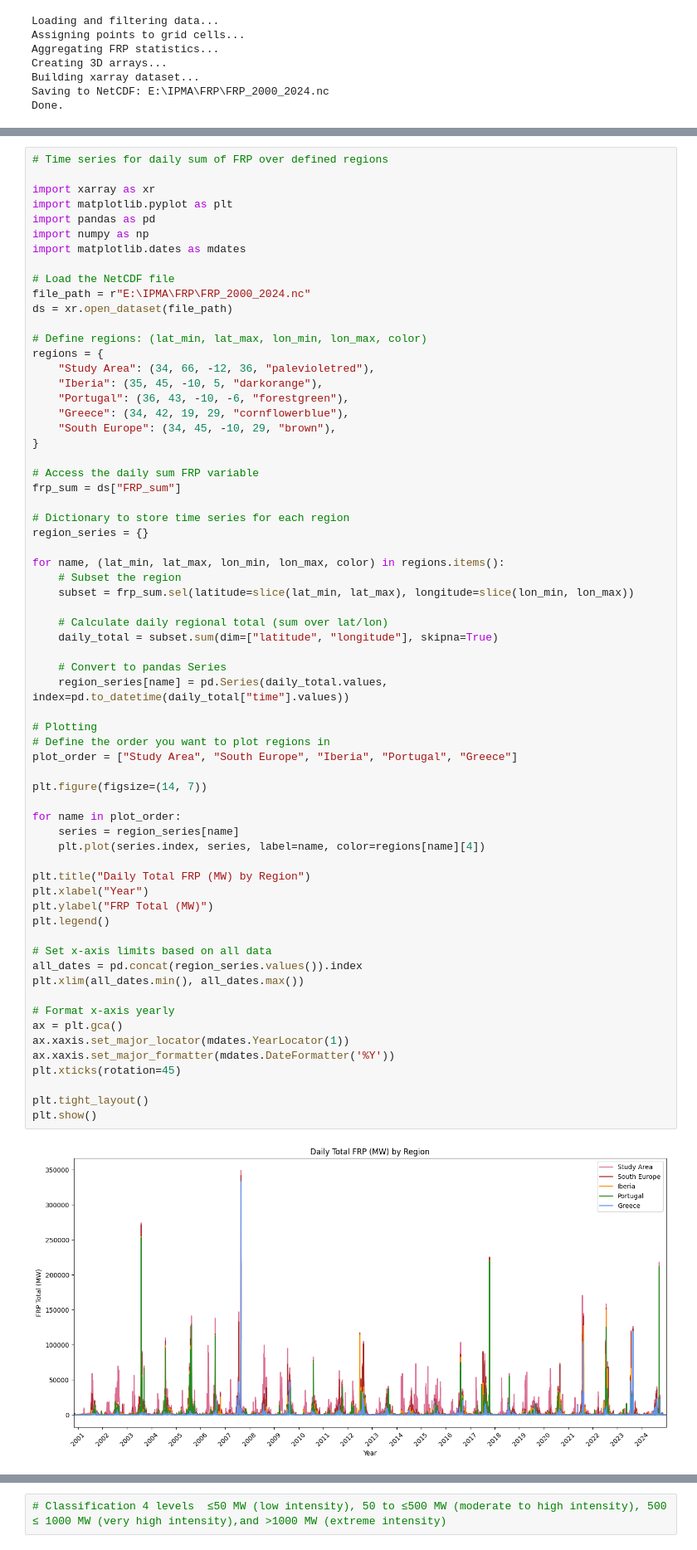
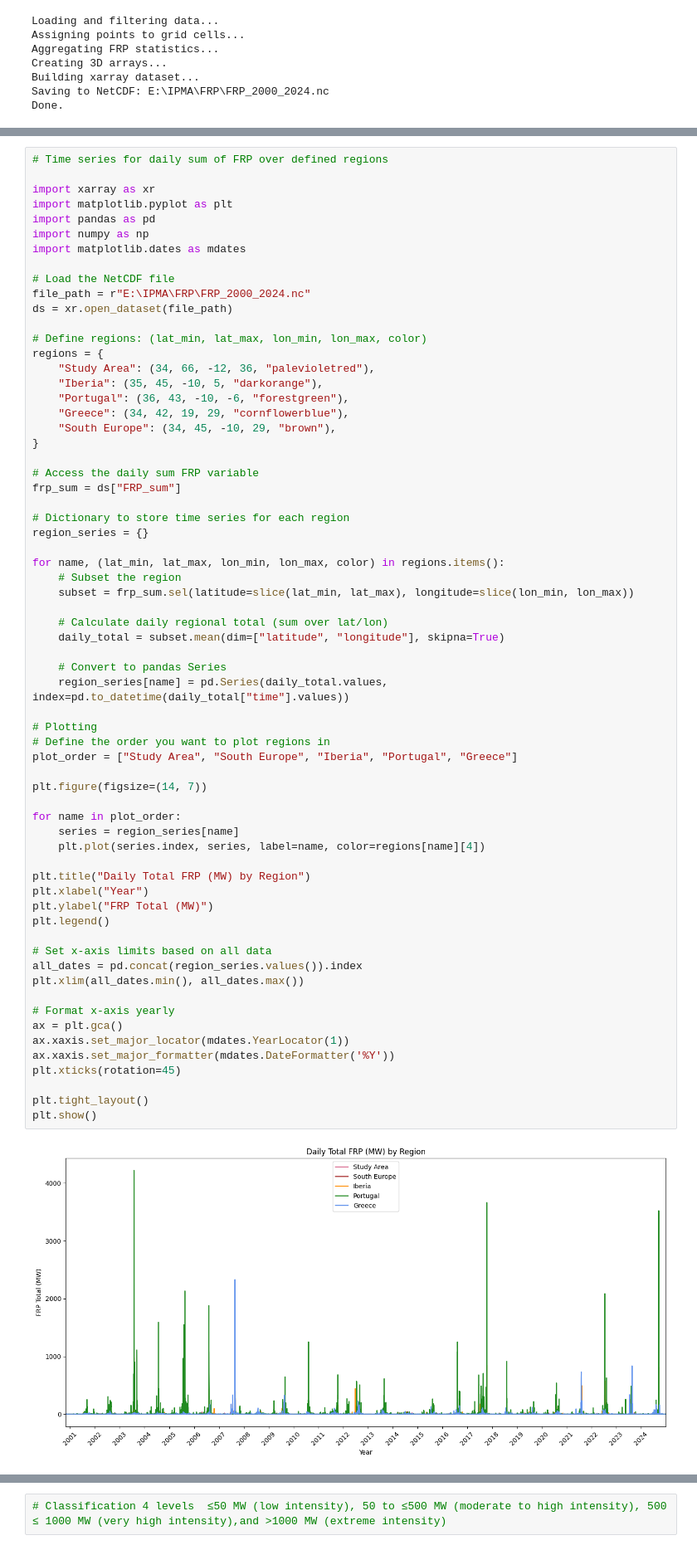
Before and after one commit to Sofs27/Thesis, a Jupyter notebook: Code/Wildfire.ipynb, the cells around one changed output, grey strips where cells are left out. Shown at 83% size. Cells and saved outputs as stored; diff of their text form.

Commit message:
code with mean instead of sum

```diff
--- a/Code/Wildfire.ipynb
+++ b/Code/Wildfire.ipynb
@@ -252,40 +252,40 @@ for name, (lat_min, lat_max, lon_min, lon_max, color) in regions.items():
     subset = frp_sum.sel(latitude=slice(lat_min, lat_max), longitude=slice(lon_min, lon_max))
 
     # Calculate daily regional total (sum over lat/lon)
-    daily_total = subset.sum(dim=["latitude", "longitude"], skipna=True)
+    daily_total = subset.mean(dim=["latitude", "longitude"], skipna=True)
 
     # Convert to pandas Series
     region_series[name] = pd.Series(daily_total.values, index=pd.to_datetime(daily_total["time"].values))
 
 # Plotting
 # Define the order you want to plot regions in
 plot_order = ["Study Area", "South Europe", "Iberia", "Portugal", "Greece"]
 
 plt.figure(figsize=(14, 7))
 
 for name in plot_order:
     series = region_series[name]
     plt.plot(series.index, series, label=name, color=regions[name][4])
 
 plt.title("Daily Total FRP (MW) by Region")
 plt.xlabel("Year")
 plt.ylabel("FRP Total (MW)")
 plt.legend()
 
 # Set x-axis limits based on all data
 all_dates = pd.concat(region_series.values()).index
 plt.xlim(all_dates.min(), all_dates.max())
 
 # Format x-axis yearly
 ax = plt.gca()
 ax.xaxis.set_major_locator(mdates.YearLocator(1))
 ax.xaxis.set_major_formatter(mdates.DateFormatter('%Y'))
 plt.xticks(rotation=45)
 
 plt.tight_layout()
 plt.show()
 # %% [output]
-[figure, old version]
+[figure, new version]
 # %%
 # Time series for daily sum of FRP over defined regions separated plots
 
```
Also changed, not shown: parts of 2 cells of this notebook.
